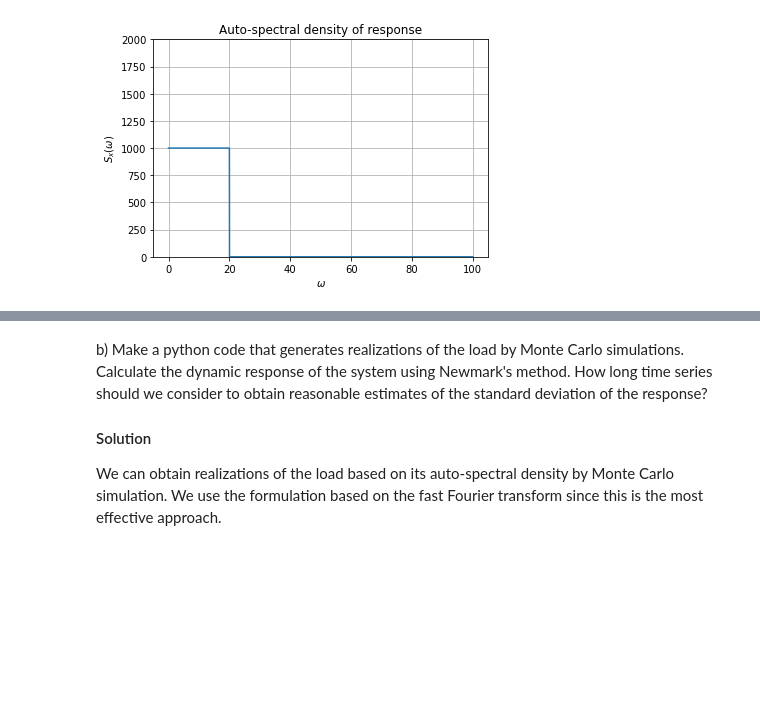
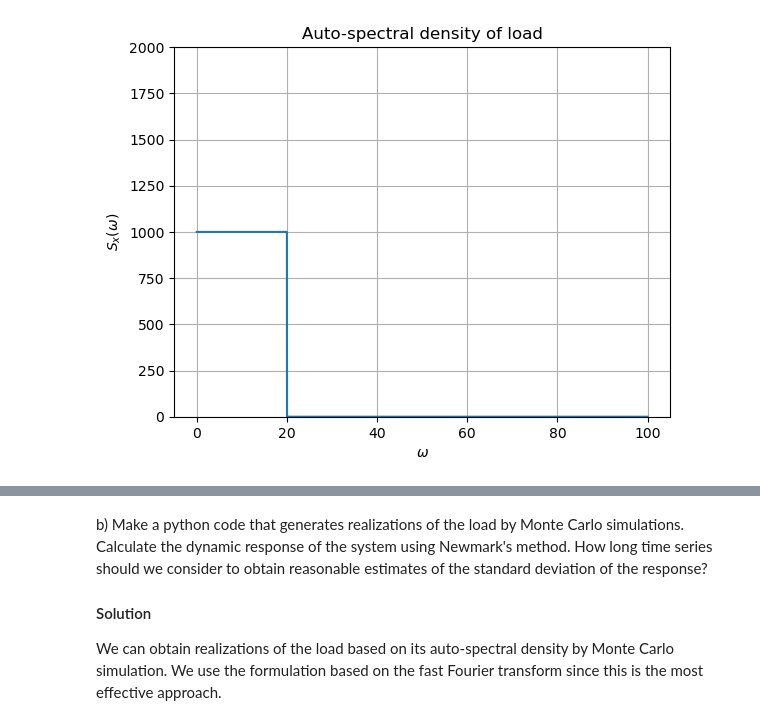
Before and after one commit to oiseth/TKT4108StructuralDynamics2, a Jupyter notebook: python/exercises/exercise5/solution_problem_set5.ipynb, the cells around one changed output, grey strips where cells are left out. Cells and saved outputs as stored; diff of their text form; code cells hidden in the pictures; blank space fills up the shorter version.

```diff
--- a/python/exercises/exercise5/solution_problem_set5.ipynb
+++ b/python/exercises/exercise5/solution_problem_set5.ipynb
@@ -56,16 +56,16 @@ plt.xlim(0,20);
 # %%
 Sx = np.ones(len(w))*10**3
 Sx[w>20] =  0
 
 plt.figure()
 plt.plot(w,Sx)
 plt.xlabel("$\omega$")
 plt.ylabel("$S_x(\omega)$")
 plt.grid()
-plt.title("Auto-spectral density of response");
+plt.title("Auto-spectral density of load");
 plt.ylim(0,2000);
 # %% [output]
-[figure, old version]
+[figure, new version]
 # %%
 Sy = np.abs(H)**2*Sx
 
```
Also changed, not shown: parts of 16 cells of this notebook, 1 other file.
